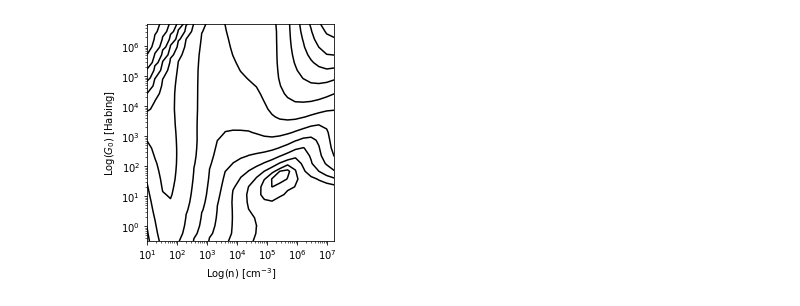
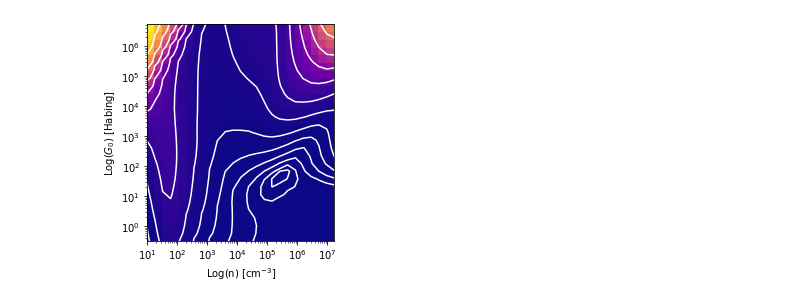
Before and after one commit to mpound/pdrttest, a Jupyter notebook: testpdrt.ipynb, the cells around one changed output. Cells and saved outputs as stored; diff of their text form; code cells hidden in the pictures.

```diff
--- a/testpdrt.ipynb
+++ b/testpdrt.ipynb
@@ -9,3 +10,7 @@ m3 = Measurement(data=10.,uncertainty = StdDevUncertainty(1.5),identifier="CO_21
 m4 = Measurement(data=100.,uncertainty = StdDevUncertainty(10.),identifier="CII_158",unit="adu")
 # %%
 p = PDRutils("current_models.tab",measurements = [m1,m2,m3,m4])
+p.doit()
+p.plotChisq()
+# %% [output]
+[figure, added]
@@ -15,4 +16,0 @@ p.doit()
-# %%
-p.plotChisq(image=False)
-# %% [output]
-[figure, removed]
```
Also changed, not shown: parts of 7 cells of this notebook, 3 other files.
